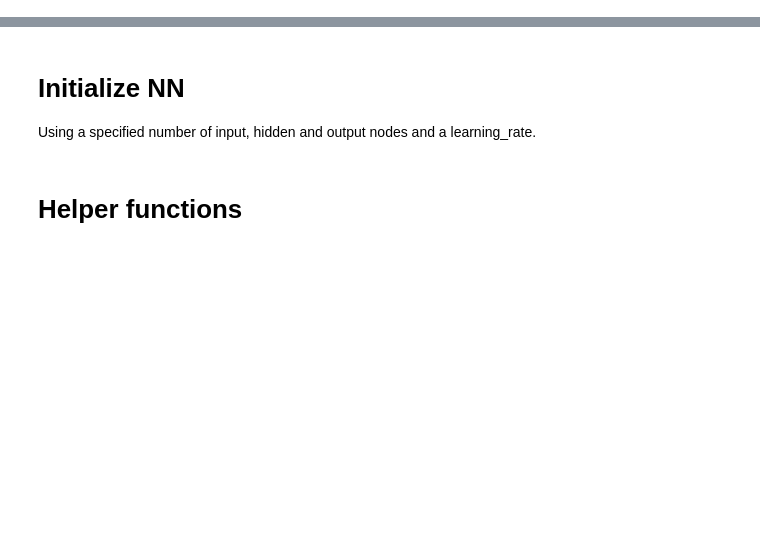
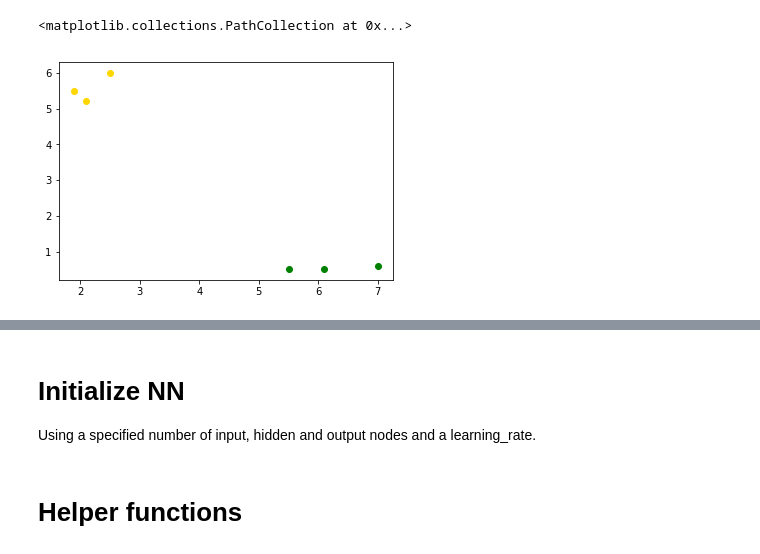
Before and after one commit to mkulke/ml-playground, a Jupyter notebook: Mgns.ipynb, the cells around one changed output, grey strips where cells are left out. Drawn from its saved outputs; the diff is of its cells as text; code cells hidden in the pictures; blank space fills up the shorter version.

```diff
--- a/Mgns.ipynb
+++ b/Mgns.ipynb
@@ -7,0 +76,21 @@ Jupyter.notebook.config.update({
+# %%
+import matplotlib.pyplot as plt
+
+giraffes = numpy.array([
+    [1.9, 5.5],
+    [2.5, 6.0],
+    [2.1, 5.2],
+])
+g_x, g_y = giraffes.T
+plt.scatter(g_x, g_y, c = 'gold')
+
+crocodiles = numpy.array([
+    [7.0, 0.6],
+    [5.5, 0.5],
+    [6.1, 0.5],
+])
+c_x, c_y = crocodiles.T
+plt.scatter(c_x, c_y, c = 'green')
+# %% [output]
+<matplotlib.collections.PathCollection at 0x...>
+[figure, added]
```
Also changed, not shown: parts of 49 cells of this notebook, 12 other files.
